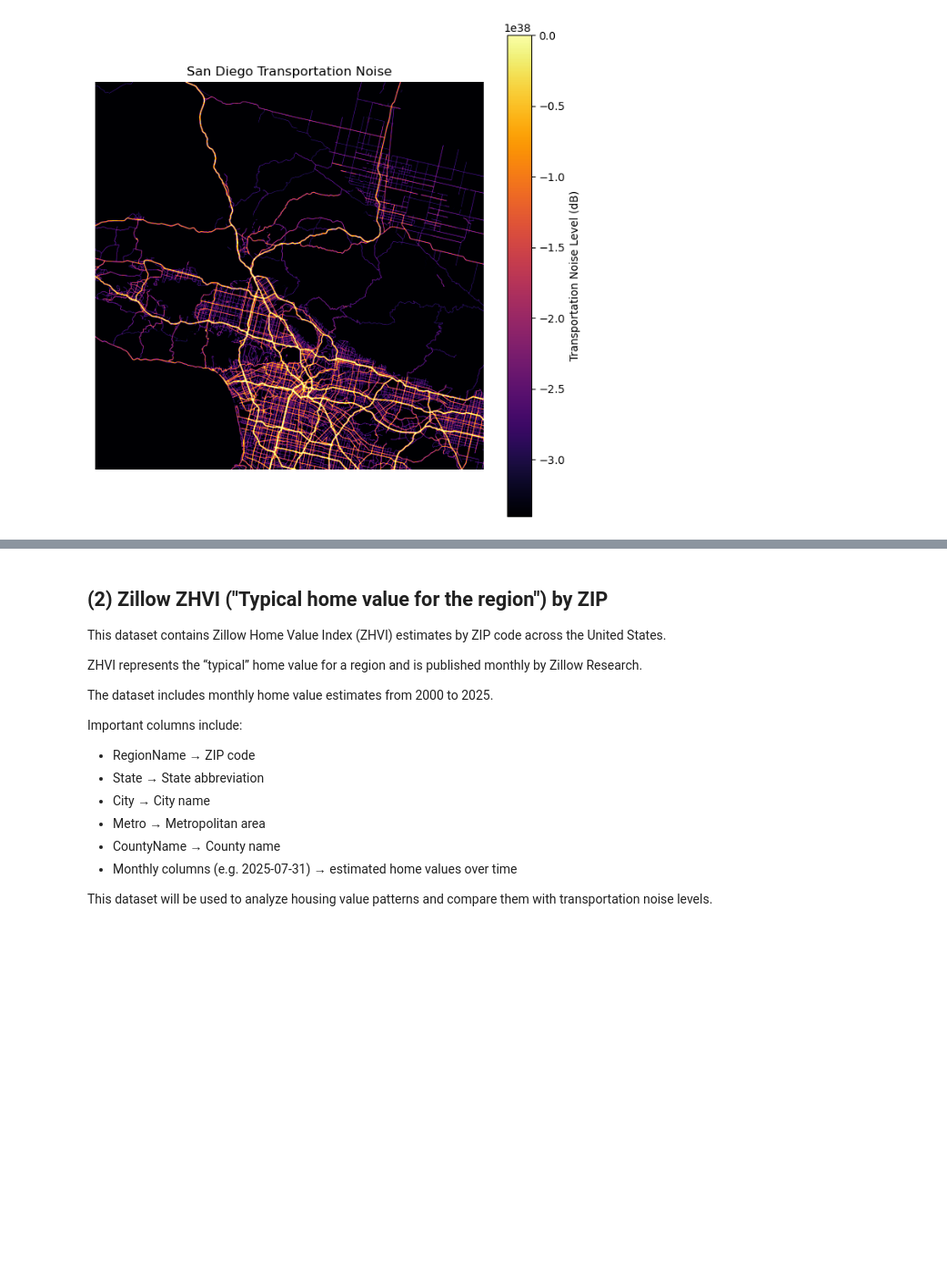
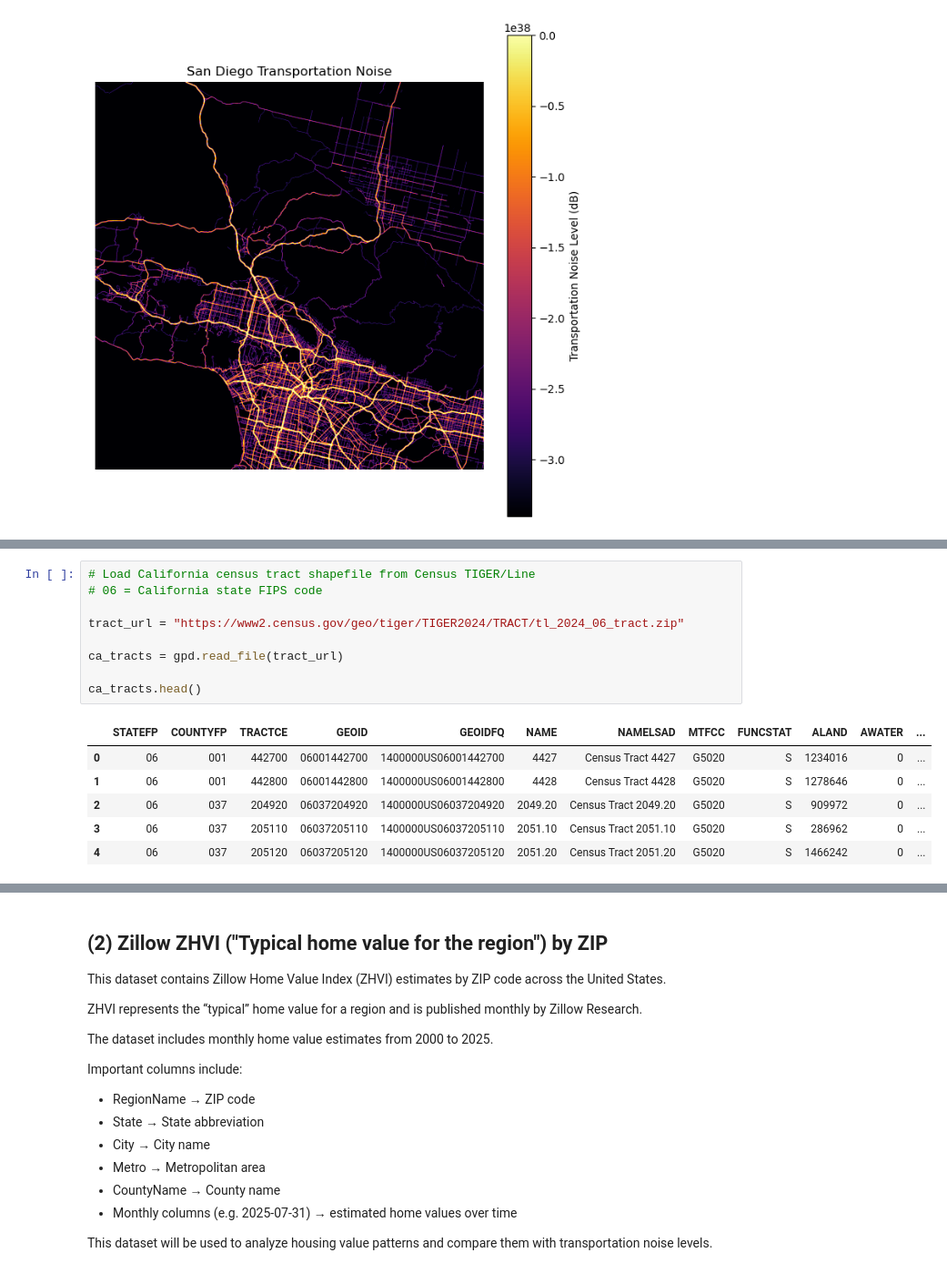
Before and after one commit to nengmao888/math189-final-project, a Jupyter notebook: data/math_189_datasets.ipynb, the cells around one changed output, grey strips where cells are left out. Shown at 91% size. Drawn from its saved outputs; the diff is of its cells as text; blank space fills up the shorter version.

```diff
--- a/data/math_189_datasets.ipynb
+++ b/data/math_189_datasets.ipynb
@@ -141,0 +224,16 @@ plt.show()
+# %%
+# Load California census tract shapefile from Census TIGER/Line
+# 06 = California state FIPS code
+
+tract_url = "https://www2.census.gov/geo/tiger/TIGER2024/TRACT/tl_2024_06_tract.zip"
+
+ca_tracts = gpd.read_file(tract_url)
+
+ca_tracts.head()
+# %% [output]
+|  | STATEFP | COUNTYFP | TRACTCE | GEOID | GEOIDFQ | NAME | NAMELSAD | MTFCC | FUNCSTAT | ALAND | AWATER | ... |
+| 0 | 06 | 001 | 442700 | 06001442700 | 1400000US06001442700 | 4427 | Census Tract 4427 | G5020 | S | 1234016 | 0 | ... |
+| 1 | 06 | 001 | 442800 | 06001442800 | 1400000US06001442800 | 4428 | Census Tract 4428 | G5020 | S | 1278646 | 0 | ... |
+| 2 | 06 | 037 | 204920 | 06037204920 | 1400000US06037204920 | 2049.20 | Census Tract 2049.20 | G5020 | S | 909972 | 0 | ... |
+| 3 | 06 | 037 | 205110 | 06037205110 | 1400000US06037205110 | 2051.10 | Census Tract 2051.10 | G5020 | S | 286962 | 0 | ... |
+| 4 | 06 | 037 | 205120 | 06037205120 | 1400000US06037205120 | 2051.20 | Census Tract 2051.20 | G5020 | S | 1466242 | 0 | ... |
```
Also changed, not shown: parts of 25 cells of this notebook.
